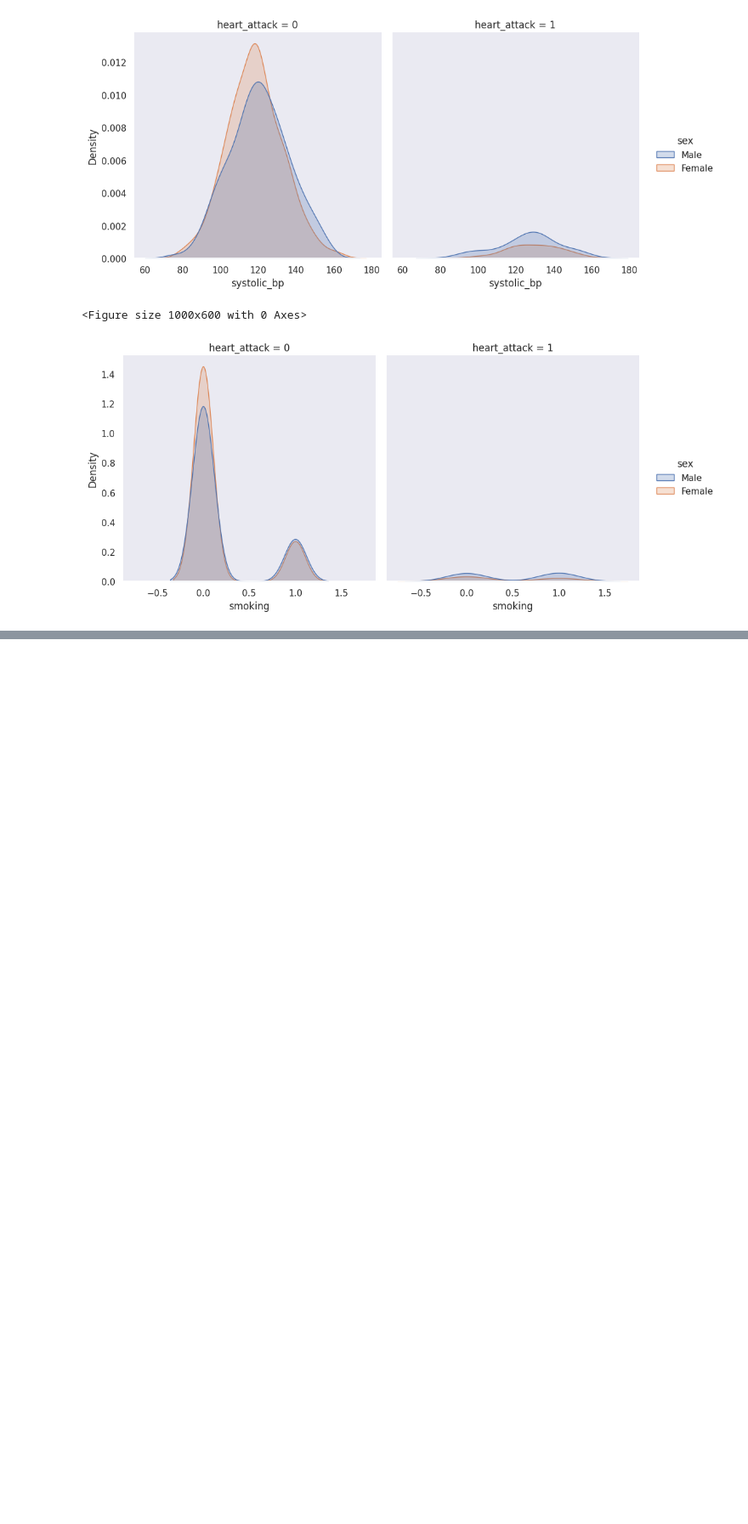
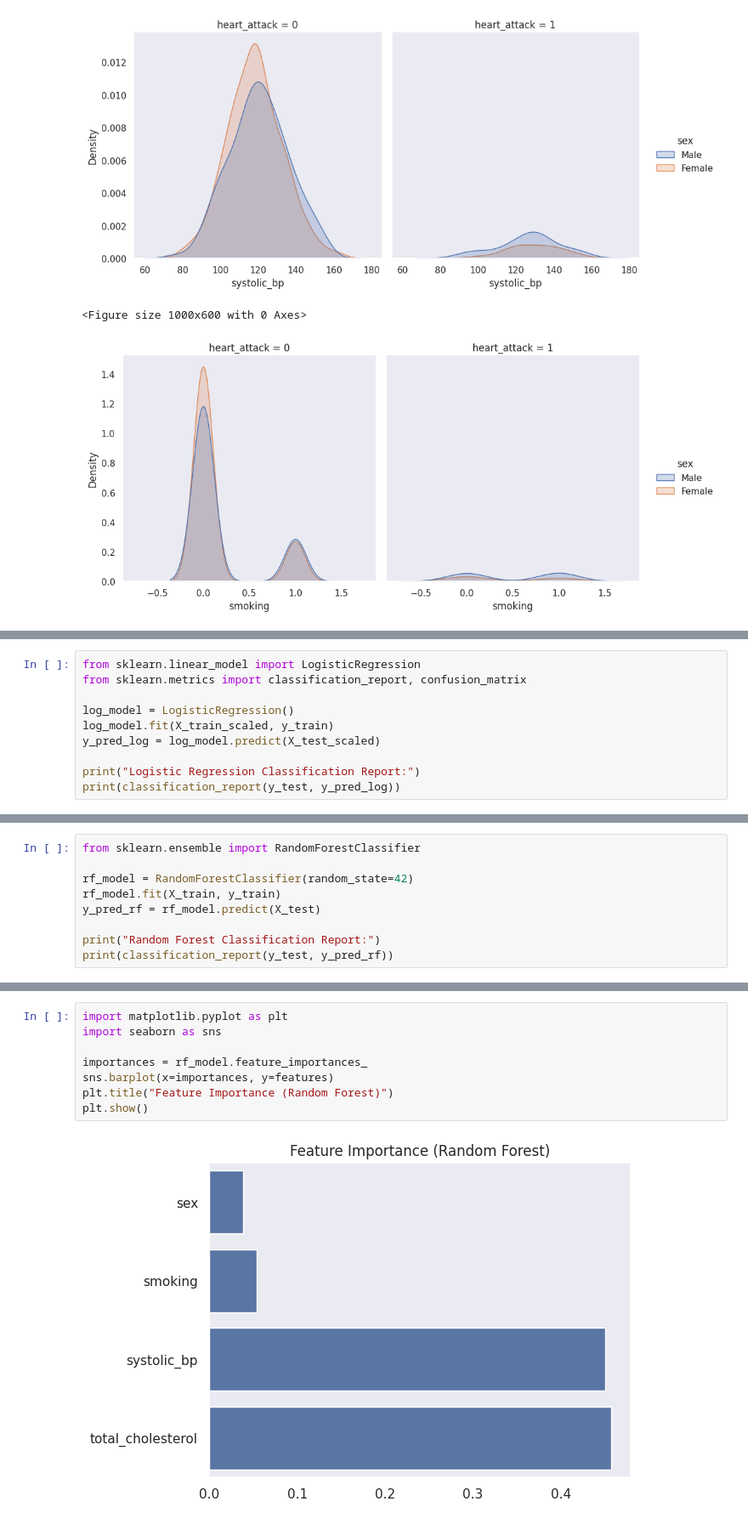
Before and after one commit to rdiwan06/datalearn-W25, a Jupyter notebook: Heart_Attack_&_Gender_Gap_Investigation_Reva_Diwan_DataLearn_W25.ipynb, the cells around one changed output, grey strips where cells are left out. Shown: that part at 85% size. Cells and saved outputs as stored; diff of their text form; blank space fills up the shorter version.

```diff
--- a/Heart_Attack_&_Gender_Gap_Investigation_Reva_Diwan_DataLearn_W25.ipynb
+++ b/Heart_Attack_&_Gender_Gap_Investigation_Reva_Diwan_DataLearn_W25.ipynb
@@ -242,0 +267,10 @@ plt.show()
+# %%
+from sklearn.linear_model import LogisticRegression
+from sklearn.metrics import classification_report, confusion_matrix
+
+log_model = LogisticRegression()
+log_model.fit(X_train_scaled, y_train)
+y_pred_log = log_model.predict(X_test_scaled)
+
+print("Logistic Regression Classification Report:")
+print(classification_report(y_test, y_pred_log))
@@ -242,0 +287,9 @@ plt.show()
+# %%
+from sklearn.ensemble import RandomForestClassifier
+
+rf_model = RandomForestClassifier(random_state=42)
+rf_model.fit(X_train, y_train)
+y_pred_rf = rf_model.predict(X_test)
+
+print("Random Forest Classification Report:")
+print(classification_report(y_test, y_pred_rf))
@@ -242,0 +306,10 @@ plt.show()
+# %%
+import matplotlib.pyplot as plt
+import seaborn as sns
+
+importances = rf_model.feature_importances_
+sns.barplot(x=importances, y=features)
+plt.title("Feature Importance (Random Forest)")
+plt.show()
+# %% [output]
+[figure, added]
```
Also changed, not shown: parts of 11 cells of this notebook.
